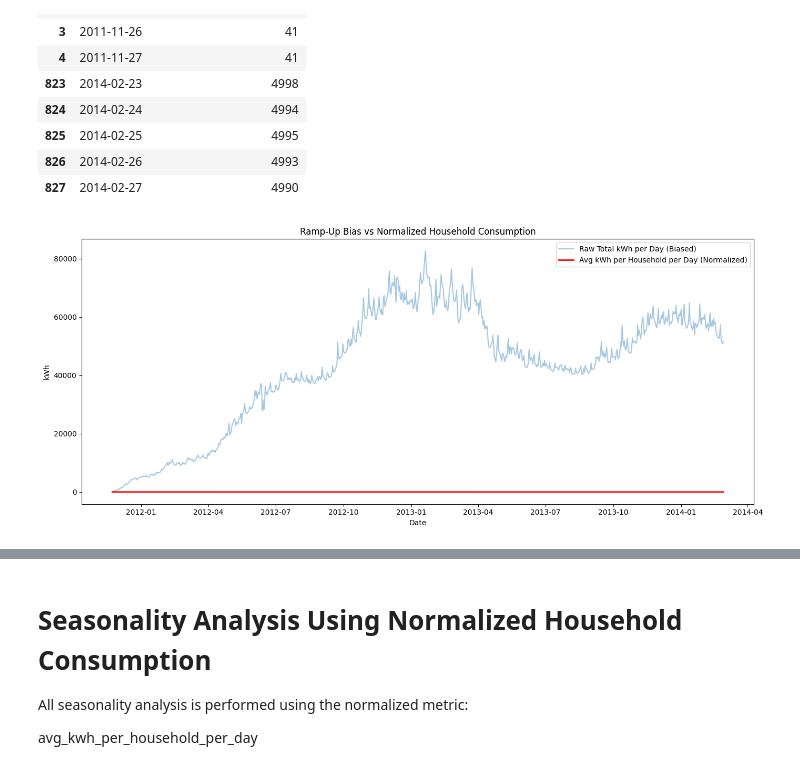
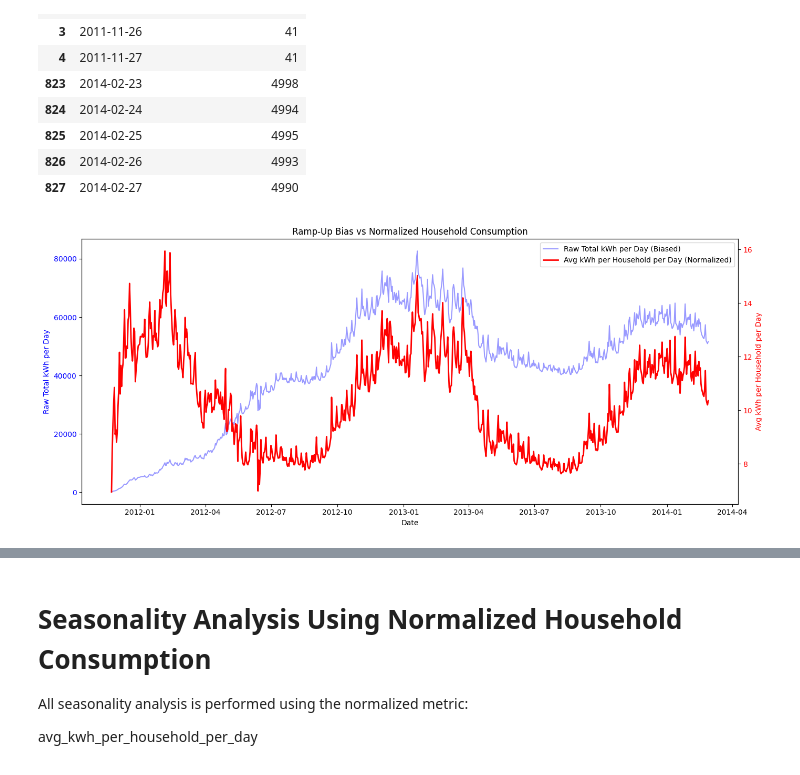
Before and after one commit to MaximeBoulat/TeamProject-530, a Jupyter notebook: Notebooks/Smart_meters_in_London.ipynb, the cells around one changed output, grey strips where cells are left out. Saved outputs shown, nothing was run; the diff lists cells and outputs as text; code cells hidden in the pictures.

```diff
--- a/Notebooks/Smart_meters_in_London.ipynb
+++ b/Notebooks/Smart_meters_in_London.ipynb
@@ -58,9 +58,6 @@ daily: (3510433, 9)
 households: (5566, 5)
 weather_daily: (882, 32)
 holidays: (25, 2)
-# %%
-# Remove last row (corrupt)
-daily = daily.iloc[:-1]
 # %%
 # STEP 1: Date Cleaning + Primary Keys
 
@@ -262,31 +257,42 @@ Households over time (first & last 5 days):
 # %%
 # STEP 3: Raw Totals vs Normalized Trend (Ramp-Up Bias Proof)
 
-plt.figure(figsize=(14, 6))
+fig, ax1 = plt.subplots(figsize=(14, 6))
 
-# Raw total kWh per day (biased)
-plt.plot(
+# Raw total kWh per day (biased) — left axis
+ax1.plot(
     daily_norm["day"],
     daily_norm["total_kwh_per_day"],
+    color="blue",
     alpha=0.4,
     label="Raw Total kWh per Day (Biased)"
 )
+ax1.set_ylabel("Raw Total kWh per Day", color="blue")
+ax1.tick_params(axis="y", labelcolor="blue")
 
-# Normalized per-household kWh
-plt.plot(
+# Second y-axis sharing the same x-axis
+ax2 = ax1.twinx()
+
+# Normalized per-household kWh — right axis
+ax2.plot(
     daily_norm["day"],
     daily_norm["avg_kwh_per_household_per_day"],
     color="red",
     linewidth=2,
     label="Avg kWh per Household per Day (Normalized)"
 )
+ax2.set_ylabel("Avg kWh per Household per Day", color="red")
+ax2.tick_params(axis="y", labelcolor="red")
+
+# Combine legends from both axes
+lines1, labels1 = ax1.get_legend_handles_labels()
+lines2, labels2 = ax2.get_legend_handles_labels()
+ax1.legend(lines1 + lines2, labels1 + labels2)
 
 plt.title("Ramp-Up Bias vs Normalized Household Consumption")
-plt.xlabel("Date")
-plt.ylabel("kWh")
-plt.legend()
+ax1.set_xlabel("Date")
 plt.tight_layout()
 plt.show()
 # %% [output]
-[figure, old version]
+[figure, new version]
 # %%
```
Also changed, not shown: parts of 25 cells of this notebook, 4 other files.
